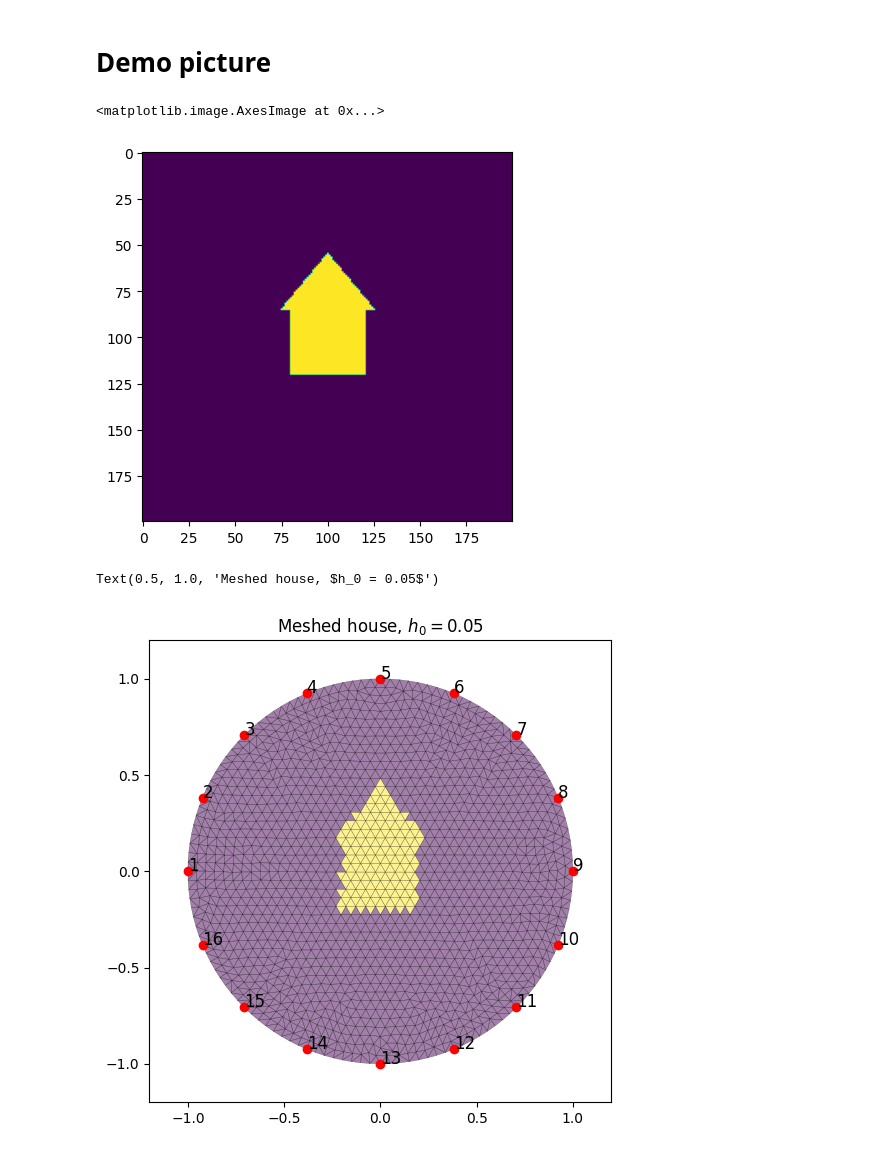
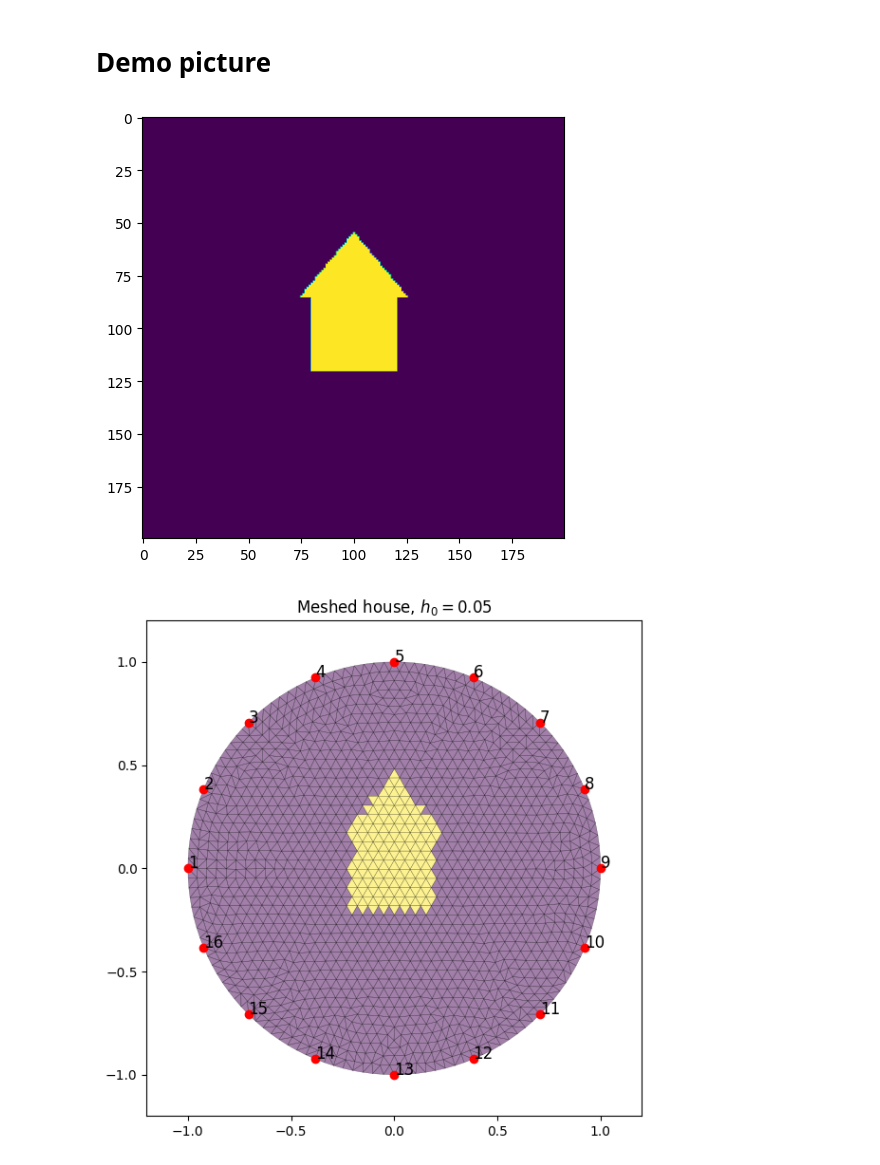
Before and after one commit to JacobTh98/pyEIT_image_wrapper, a Jupyter notebook: dev.ipynb, the cells around one changed output. Cells and saved outputs as stored; diff of their text form; code cells hidden in the pictures.

```diff
--- a/dev.ipynb
+++ b/dev.ipynb
@@ -9 +10,3 @@ from pyEIT_image_wrapper import *
+# %%
+save_img = True
 # %%
@@ -27,29 +35,35 @@ print(np.max(mesh_obj['perm']))
 # %% [markdown]
 # Demo picture
 # %%
-def pol2cart(r, phi):
-    x = r * np.cos(phi)+100
-    y = r * np.sin(phi)+100
-    return (int(x), int(y))
+d = 0.2
 
-d=0.2
-
-IMG = np.zeros((200,200))
-center_coordinates = pol2cart(0,0)#*0 für die Rotation
-start_point = (int(center_coordinates[0]-int(d*100)), center_coordinates[1]-int(d*100))
-end_point = (center_coordinates[0]+int(d*100), center_coordinates[1]+int(d*100))
+IMG = np.zeros((200, 200))
+center_coordinates = pol2cart(0, 0)  # *0 für die Rotation
+start_point = (
+    int(center_coordinates[0] - int(d * 100)),
+    center_coordinates[1] - int(d * 100),
+)
+end_point = (center_coordinates[0] + int(d * 100), center_coordinates[1] + int(d * 100))
 color = (1, 0, 0)
 thickness = -1
 IMG = cv2.rectangle(IMG, start_point, end_point, color, thickness)
-d=0.25
-center_coordinates = pol2cart(0,0)
-pt1 = (int(center_coordinates[0]), int(center_coordinates[1]-int((d)*100)-20))
-pt2 = (int(center_coordinates[0]+int((d)*100)), int(center_coordinates[1])+int((d)*100)-40)
-pt3 = (int(center_coordinates[0]-int((d)*100)), int(center_coordinates[1])+int((d)*100)-40)
-tri_edges = np.array( [pt1, pt2, pt3] )
-IMG = cv2.drawContours(IMG, [tri_edges], 0, (1,0,0), -1)
+d = 0.25
+center_coordinates = pol2cart(0, 0)
+pt1 = (int(center_coordinates[0]), int(center_coordinates[1] - int((d) * 100) - 20))
+pt2 = (
+    int(center_coordinates[0] + int((d) * 100)),
+    int(center_coordinates[1]) + int((d) * 100) - 40,
+)
+pt3 = (
+    int(center_coordinates[0] - int((d) * 100)),
+    int(center_coordinates[1]) + int((d) * 100) - 40,
+)
+tri_edges = np.array([pt1, pt2, pt3])
+IMG = cv2.drawContours(IMG, [tri_edges], 0, (1, 0, 0), -1)
 plt.imshow(IMG)
-#plt.savefig("house_img.png", dpi=300)
+if save_img:
+    plt.savefig("images/house_img.png", dpi=300)
+plt.tight_layout()
+plt.show()
 # %% [output]
-<matplotlib.image.AxesImage at 0x...>
-[figure, old version]
+[figure, new version]
@@ -60,7 +70,13 @@ mesh_obj = groundtruth_IMG_based(IMG, n_el, perm_empty_gnd=1, perm_obj=10)
 # %%
-plot_mesh(mesh_obj, el_pos)
+n_el = 16
+el_pos = np.arange(n_el)
+mesh_obj = groundtruth_IMG_based(IMG, n_el, perm_empty_gnd=1, perm_obj=10, h0=0.05)
+
+plot_mesh(mesh_obj)
 plt.title("Meshed house, $h_0 = 0.05$")
-#plt.savefig("meshed_house_based_05.png", dpi=300)
+if save_img:
+    plt.savefig("images/meshed_house_based_05.png", dpi=300)
+plt.tight_layout()
+plt.show()
 # %% [output]
-Text(0.5, 1.0, 'Meshed house, $h_0 = 0.05$')
-[figure, old version]
+[figure, new version]
```
Also changed, not shown: parts of 5 cells of this notebook, 6 other files.
